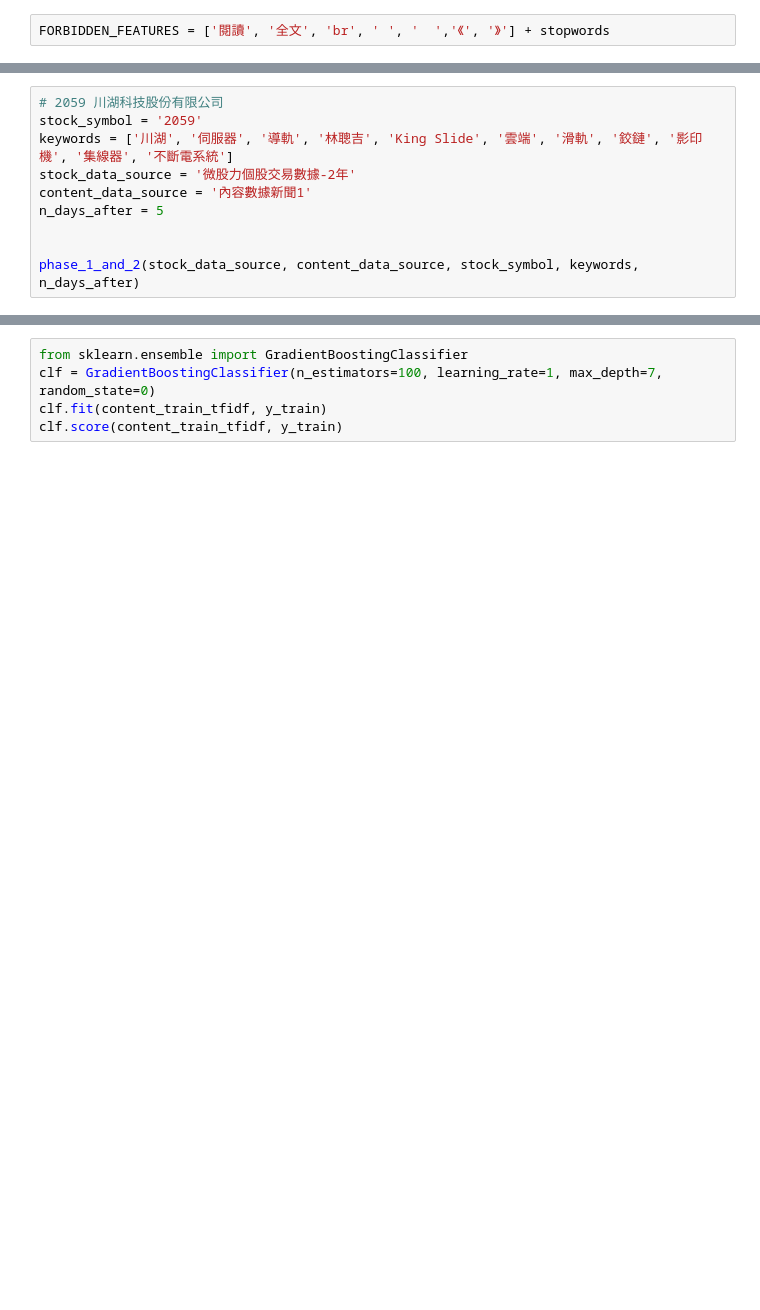
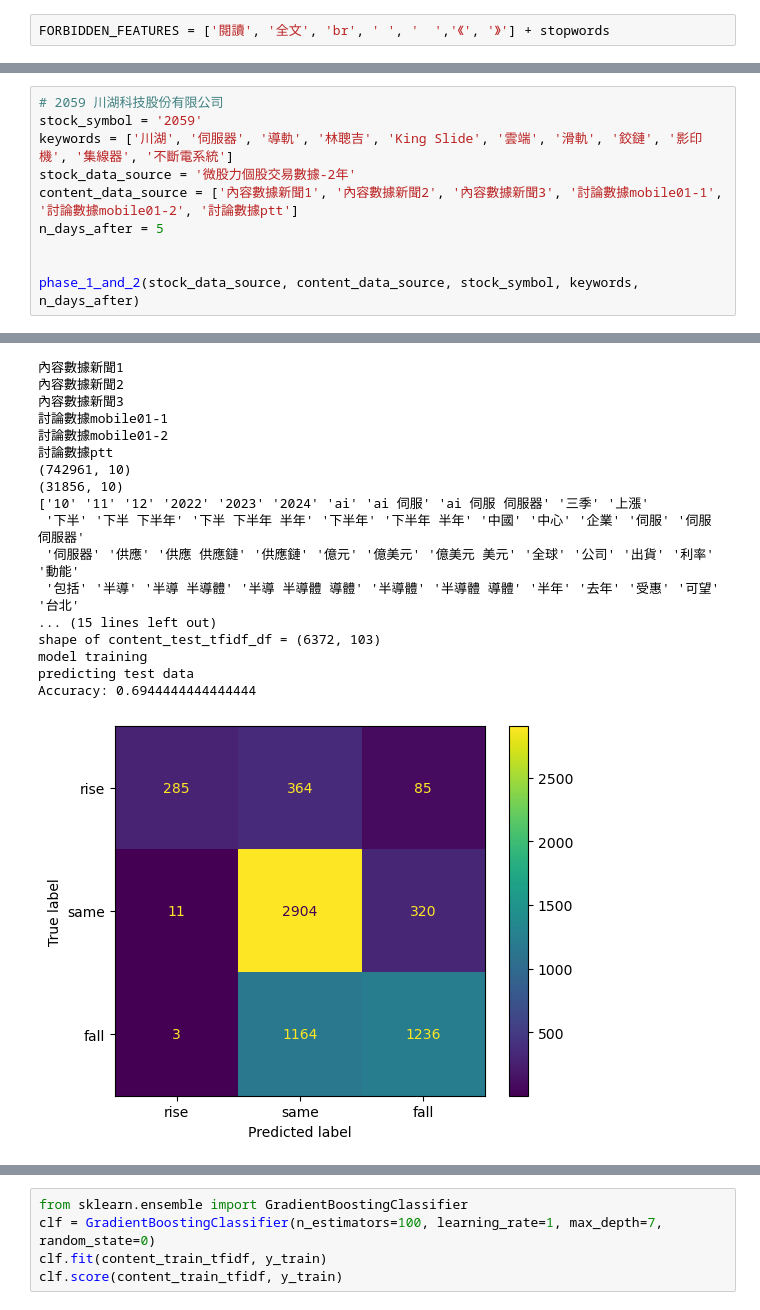
Before and after one commit to ruby0322/bda-midterm-project, a Jupyter notebook: no-bert/bda_midterm_project_4_v2.ipynb, the cells around one changed output, grey strips where cells are left out. Saved outputs shown, nothing was run; the diff lists cells and outputs as text; blank space fills up the shorter version.

```diff
--- a/no-bert/bda_midterm_project_4_v2.ipynb
+++ b/no-bert/bda_midterm_project_4_v2.ipynb
@@ -357,8 +395,9 @@ Accuracy: 0.7477583172714322
 stock_symbol = '2059'
 keywords = ['川湖', '伺服器', '導軌', '林聰吉', 'King Slide', '雲端', '滑軌', '鉸鏈', '影印機', '集線器', '不斷電系統']
 stock_data_source = '微股力個股交易數據-2年'
-content_data_source = '內容數據新聞1'
+content_data_source = ['內容數據新聞1', '內容數據新聞2', '內容數據新聞3', '討論數據mobile01-1', '討論數據mobile01-2', '討論數據ptt']
 n_days_after = 5
 
 
 phase_1_and_2(stock_data_source, content_data_source, stock_symbol, keywords, n_days_after)
+# %% [output]
@@ -364,0 +419,18 @@ phase_1_and_2(stock_data_source, content_data_source, stock_symbol, keywords, n_
+內容數據新聞1
+內容數據新聞2
+內容數據新聞3
+討論數據mobile01-1
+討論數據mobile01-2
+討論數據ptt
+(742961, 10)
+(31856, 10)
+['10' '11' '12' '2022' '2023' '2024' 'ai' 'ai 伺服' 'ai 伺服 伺服器' '三季' '上漲'
+ '下半' '下半 下半年' '下半 下半年 半年' '下半年' '下半年 半年' '中國' '中心' '企業' '伺服' '伺服 伺服器'
+ '伺服器' '供應' '供應 供應鏈' '供應鏈' '億元' '億美元' '億美元 美元' '全球' '公司' '出貨' '利率' '動能'
+ '包括' '半導' '半導 半導體' '半導 半導體 導體' '半導體' '半導體 導體' '半年' '去年' '受惠' '可望' '台北'
+... (15 lines left out)
+shape of content_test_tfidf_df = (6372, 103)
+model training
+predicting test data
+Accuracy: 0.6944444444444444
+[figure, added]
```
Also changed, not shown: parts of 8 cells of this notebook.
